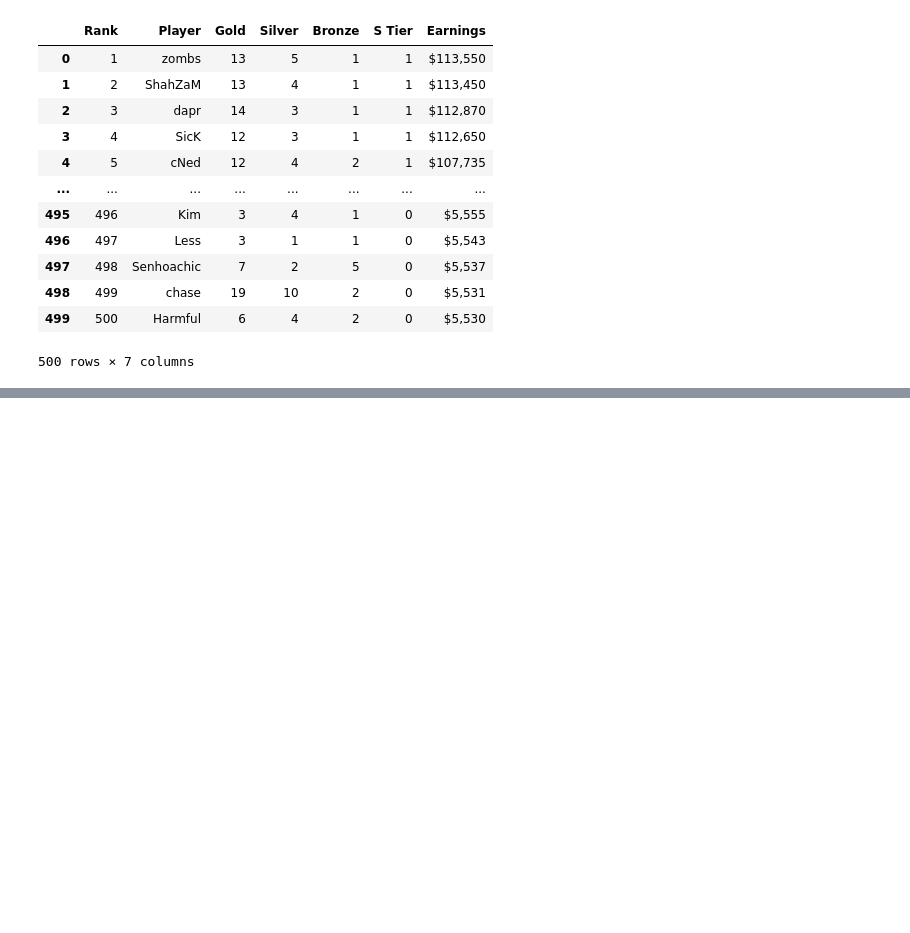
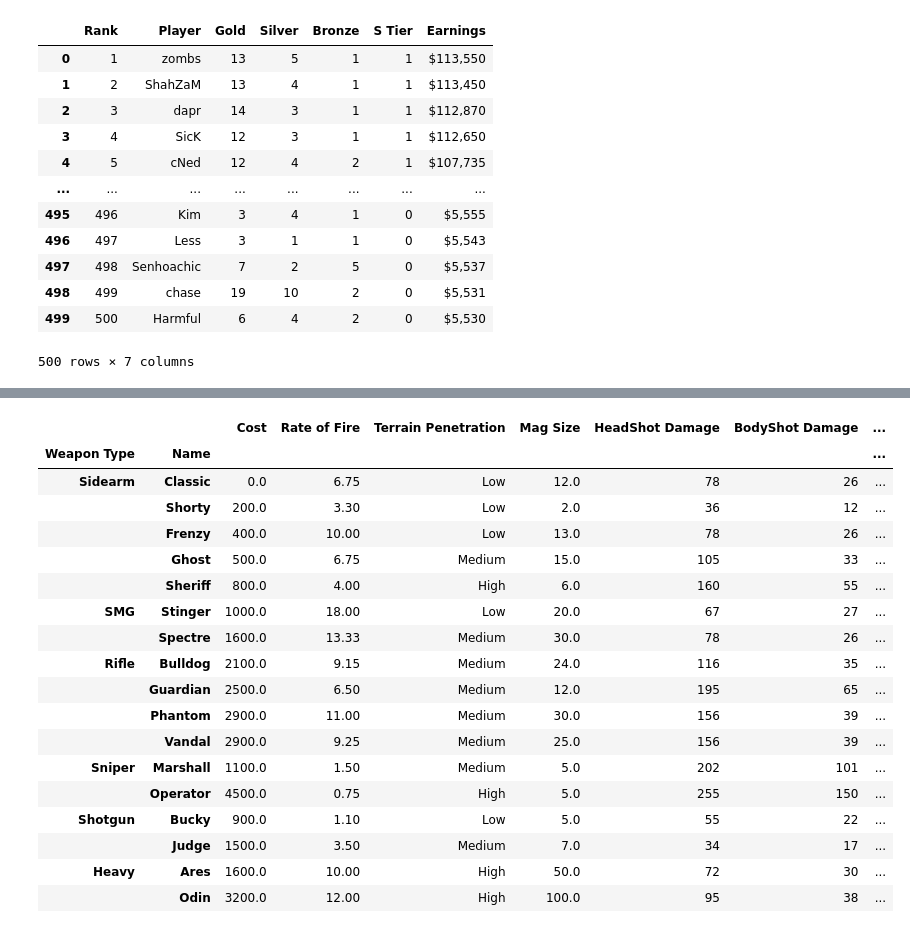
Before and after one commit to Andyreww/Valorant-Data-Cleaner, a Jupyter notebook: Data_Sort.ipynb, the cells around one changed output, grey strips where cells are left out. Cells and saved outputs as stored; diff of their text form; code cells hidden in the pictures; blank space fills up the shorter version.

```diff
--- a/Data_Sort.ipynb
+++ b/Data_Sort.ipynb
@@ -280,0 +500,35 @@ pdDataFrame3
+# %%
+vlsTidy = pd.read_csv(os.path.join(datadir, "Valorant Weapon Stats", "valorant-stats.csv"))
+
+vlsTidy1 = vlsTidy.melt(id_vars=['Weapon Type', 'Name'], value_vars = 'Price', value_name='Cost')
+vlsTidy2 = vlsTidy.melt(id_vars=['Weapon Type', 'Name'], value_vars = 'Fire Rate', value_name='Rate of Fire').drop(['variable'], axis=1)
+vlsTidy3 = vlsTidy.melt(id_vars=['Weapon Type', 'Name'], value_vars = 'Wall Penetration', value_name='Terrain Penetration').drop(['variable'], axis=1)
+vlsTidy4 = vlsTidy.melt(id_vars=['Weapon Type', 'Name'], value_vars = 'Magazine Capacity', value_name='Mag Size').drop(['variable'], axis=1)
+vlsTidy5 = vlsTidy.melt(id_vars=['Weapon Type', 'Name'], value_vars = ['HDMG_0', 'HDMG_1', 'HDMG_2'], value_name='HeadShot Damage').drop(['variable'], axis=1)
+vlsTidy6 = vlsTidy.melt(id_vars=['Weapon Type', 'Name'], value_vars = ['BDMG_0', 'BDMG_1', 'BDMG_2'], value_name='BodyShot Damage').drop(['variable'], axis=1)
+vlsTidy7 = vlsTidy.melt(id_vars=['Weapon Type', 'Name'], value_vars = ['LDMG_0', 'LDMG_1', 'LDMG_2'], value_name='LegShot Damage').drop(['variable'], axis=1)
+vlsTidyFinal = pd.concat([vlsTidy1, vlsTidy2, vlsTidy3, vlsTidy4, vlsTidy5, vlsTidy6, vlsTidy7], axis = 1)
+vlsTidyFinal = vlsTidyFinal.iloc[0:17, [0, 1, 3, 6, 9, 12, 15, 18, 21]]
+vlsTidyFinal = vlsTidyFinal.set_index(['Weapon Type', 'Name'])
+#Displaying the Tidy Data
+vlsTidyFinal
+# %% [output]
+|  |  | Cost | Rate of Fire | Terrain Penetration | Mag Size | HeadShot Damage | BodyShot Damage | ... |
+| Weapon Type | Name |  |  |  |  |  |  | ... |
+| Sidearm | Classic | 0.0 | 6.75 | Low | 12.0 | 78 | 26 | ... |
+|  | Shorty | 200.0 | 3.30 | Low | 2.0 | 36 | 12 | ... |
+|  | Frenzy | 400.0 | 10.00 | Low | 13.0 | 78 | 26 | ... |
+|  | Ghost | 500.0 | 6.75 | Medium | 15.0 | 105 | 33 | ... |
+|  | Sheriff | 800.0 | 4.00 | High | 6.0 | 160 | 55 | ... |
+| SMG | Stinger | 1000.0 | 18.00 | Low | 20.0 | 67 | 27 | ... |
+|  | Spectre | 1600.0 | 13.33 | Medium | 30.0 | 78 | 26 | ... |
+| Rifle | Bulldog | 2100.0 | 9.15 | Medium | 24.0 | 116 | 35 | ... |
+|  | Guardian | 2500.0 | 6.50 | Medium | 12.0 | 195 | 65 | ... |
+|  | Phantom | 2900.0 | 11.00 | Medium | 30.0 | 156 | 39 | ... |
+|  | Vandal | 2900.0 | 9.25 | Medium | 25.0 | 156 | 39 | ... |
+| Sniper | Marshall | 1100.0 | 1.50 | Medium | 5.0 | 202 | 101 | ... |
+|  | Operator | 4500.0 | 0.75 | High | 5.0 | 255 | 150 | ... |
+| Shotgun | Bucky | 900.0 | 1.10 | Low | 5.0 | 55 | 22 | ... |
+|  | Judge | 1500.0 | 3.50 | Medium | 7.0 | 34 | 17 | ... |
+| Heavy | Ares | 1600.0 | 10.00 | High | 50.0 | 72 | 30 | ... |
+|  | Odin | 3200.0 | 12.00 | High | 100.0 | 95 | 38 | ... |
```
Also changed, not shown: parts of 37 cells of this notebook.
